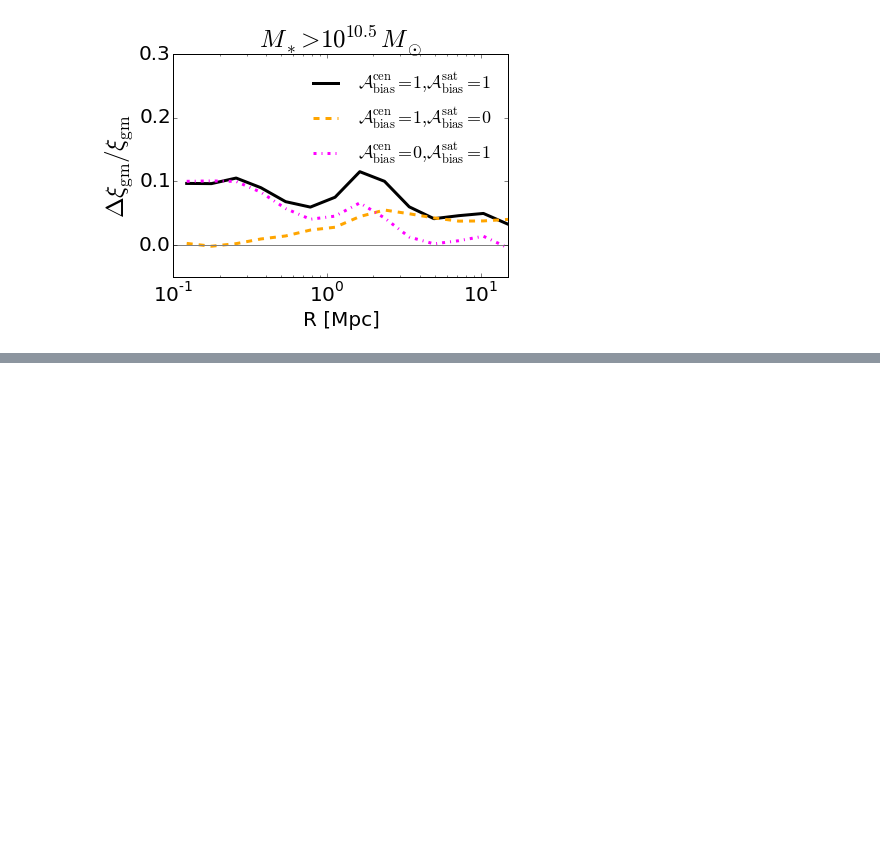
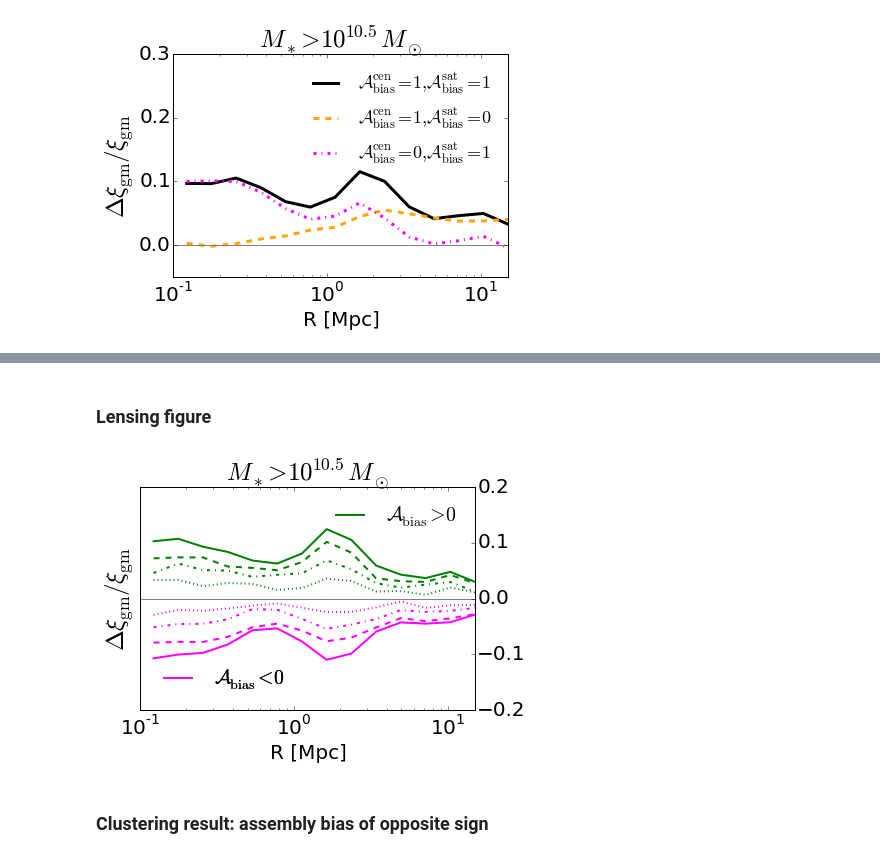
Before and after one commit to aphearin/decorated-hod-paper, a Jupyter notebook: generate_abthy_results.ipynb, the cells around one changed output, grey strips where cells are left out. Saved outputs shown, nothing was run; the diff lists cells and outputs as text; code cells hidden in the pictures; blank space fills up the shorter version.

```diff
--- a/generate_abthy_results.ipynb
+++ b/generate_abthy_results.ipynb
@@ -340,0 +442,2 @@ fig3.savefig('FIGS/max_satcen_lensing.pdf', bbox_extra_artists=[xlabel, ylabel],
+# %% [markdown]
+### Lensing figure
@@ -340,0 +486,56 @@ fig3.savefig('FIGS/max_satcen_lensing.pdf', bbox_extra_artists=[xlabel, ylabel],
+# %%
+dy_gm_100 = fracdiff(xi_gm_a1, xi_gm_baseline)
+dy_gm_75 = fracdiff(xi_gm_a075, xi_gm_baseline)
+dy_gm_50 = fracdiff(xi_gm_a05, xi_gm_baseline)
+dy_gm_25 = fracdiff(xi_gm_a025, xi_gm_baseline)
+
+dy_neg_gm_100 = fracdiff(xi_gm_neg_a1, xi_gm_baseline)
+dy_neg_gm_75 = fracdiff(xi_gm_neg_a075, xi_gm_baseline)
+dy_neg_gm_50 = fracdiff(xi_gm_neg_a05, xi_gm_baseline)
+dy_neg_gm_25 = fracdiff(xi_gm_neg_a025, xi_gm_baseline)
+# %%
+fig4b = plt.figure()
+ax = fig4b.add_subplot(111)
+
+xlabel = ax.set_xlabel('R [Mpc]', fontsize=20)
+ylabel = ax.set_ylabel(r'$\Delta\xi_{\rm gm} / \xi_{\rm gm}$', fontsize=25)
+title = ax.set_title(r'$M_{\ast} > 10^{10.5} M_{\odot}$', fontsize=25)
+
+
+ax.plot(r, dy_gm_100, '-', color = 'green', linewidth=2)
+ax.plot(r, dy_neg_gm_100, '-', color = 'magenta', linewidth=2)
+ax.plot(r, dy_gm_75, '--', color = 'green', linewidth=2)
+ax.plot(r, dy_neg_gm_75, '--', color = 'magenta', linewidth=2)
+ax.plot(r, dy_gm_50, '-.', color = 'green', linewidth=2)
+ax.plot(r, dy_neg_gm_50, '-.', color = 'magenta', linewidth=2)
+ax.plot(r, dy_gm_25, ':', color = 'green', linewidth=2)
+ax.plot(r, dy_neg_gm_25, ':', color = 'magenta', linewidth=2)
+plt.plot(np.logspace(-2, 2, 100), np.zeros(100), color='gray')
+
+
+ax.yaxis.tick_right()
+plt.xscale('log')
+plt.xticks(fontsize=20)
+plt.yticks(np.array([-0.2, -0.1, 0, 0.1, 0.2]), fontsize=20)
+plt.xlim(xmin = 0.1, xmax=15)
+plt.ylim(ymin = -0.2, ymax = 0.2)
+
+green_line = mlines.Line2D([], [], ls = '-', c = 'green', linewidth=2,
+                           label = r'$\mathcal{A}_{\rm bias} > 0$')
+magenta_line = mlines.Line2D([], [], ls = '-', c = 'magenta', linewidth=2,
+                           label = r'$\mathcal{A}_{\rm bias} < 0$')
+
+first_legend = plt.legend(handles=[green_line],
+                          frameon=False, loc=1, fontsize=20)
+ax.add_artist(first_legend)
+
+second_legend = plt.legend(handles=[magenta_line],
+                          frameon=False, loc=3, fontsize=20)
+ax.add_artist(second_legend)
+
+fig4b.savefig('FIGS/strength_range_lensing.pdf',
+             bbox_extra_artists=[xlabel, ylabel], bbox_inches='tight')
+# %% [output]
+[figure, added]
+# %% [markdown]
+### Clustering result: assembly bias of opposite sign
```
Also changed, not shown: parts of 13 cells of this notebook, 4 other files.
